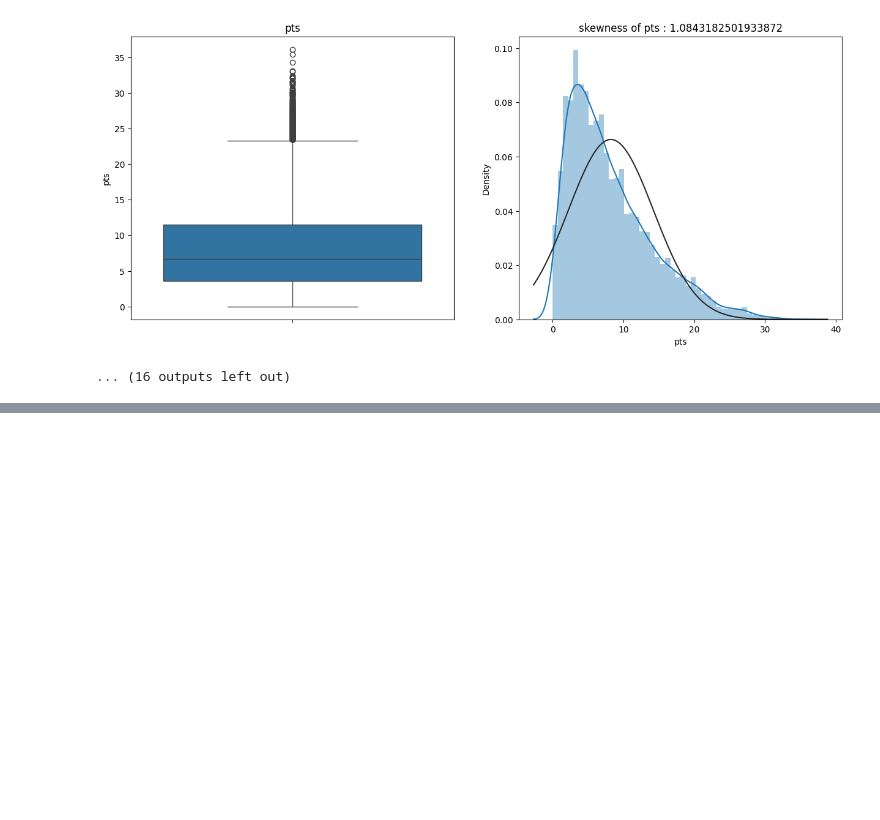
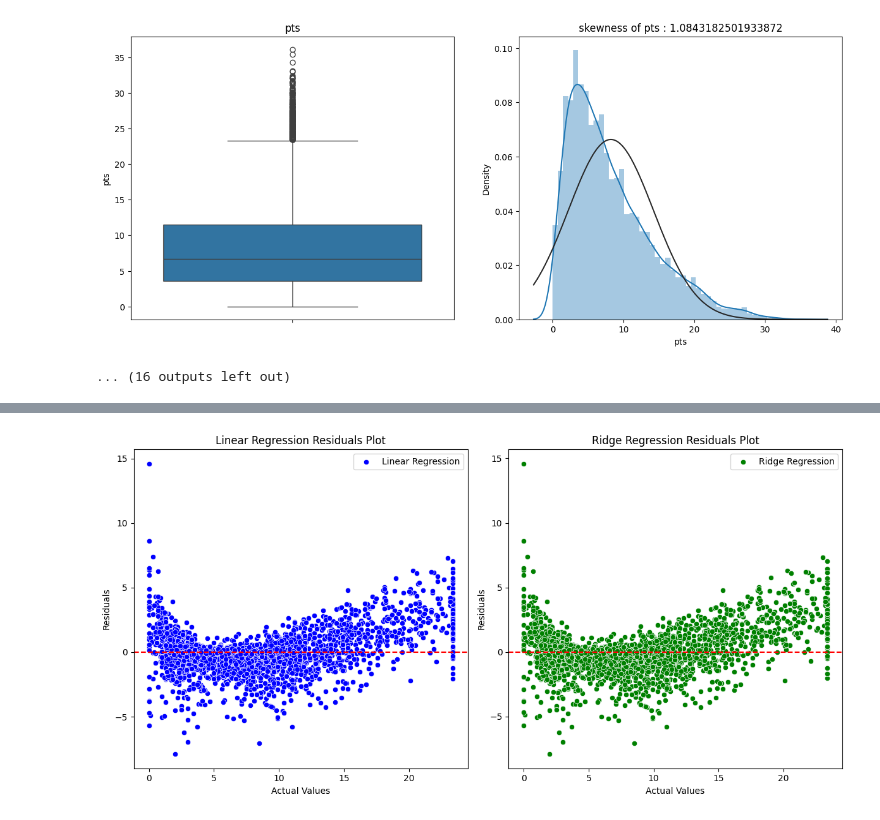
Before and after one commit to icodebest/Predicting-NBA-Player-Performance, a Jupyter notebook: Predicting NBA Player Performance.ipynb, the cells around one changed output, grey strips where cells are left out. Drawn from its saved outputs; the diff is of its cells as text; code cells hidden in the pictures; blank space fills up the shorter version.

```diff
--- a/Predicting NBA Player Performance.ipynb
+++ b/Predicting NBA Player Performance.ipynb
@@ -345,0 +494,4 @@ ________________________________________________________________________________
+# %%
+# Splitting dataset into training set and test set
+from sklearn.model_selection import train_test_split, GridSearchCV
+X_train, X_test, y_train, y_test= train_test_split(X, y ,test_size=0.2, random_state=42)
@@ -345,0 +511,6 @@ ________________________________________________________________________________
+# %%
+# Transforming data
+from sklearn.preprocessing import StandardScaler
+scaler = StandardScaler()
+X_train = scaler.fit_transform(X_train)
+X_test = scaler.transform(X_test)
@@ -345,0 +588,36 @@ ________________________________________________________________________________
+# %%
+import matplotlib.pyplot as plt
+import seaborn as sns
+
+# Calculate the residuals for Linear Regression and Ridge Regression
+lr_residuals = y_test - lr_predictions
+ridge_residuals = y_test - ridge_predictions
+
+# Create a figure for residual plots
+plt.figure(figsize=(12, 6))
+
+# Plot the residuals for Linear Regression
+plt.subplot(1, 2, 1)
+sns.scatterplot(x=y_test, y=lr_residuals, color='blue', label='Linear Regression')
+plt.axhline(y=0, color='red', linestyle='--')  # Add a horizontal line at 0 for reference
+plt.title('Linear Regression Residuals Plot')
+plt.xlabel('Actual Values')
+plt.ylabel('Residuals')
+plt.legend()
+
+# Plot the residuals for Ridge Regression
+plt.subplot(1, 2, 2)
+sns.scatterplot(x=y_test, y=ridge_residuals, color='green', label='Ridge Regression')
+plt.axhline(y=0, color='red', linestyle='--')  # Add a horizontal line at 0 for reference
+plt.title('Ridge Regression Residuals Plot')
+plt.xlabel('Actual Values')
+plt.ylabel('Residuals')
+plt.legend()
+
+# Adjust layout to avoid overlap
+plt.tight_layout()
+
+# Show the plots
+plt.show()
+# %% [output]
+[figure, added]
```
Also changed, not shown: parts of 22 cells of this notebook.
